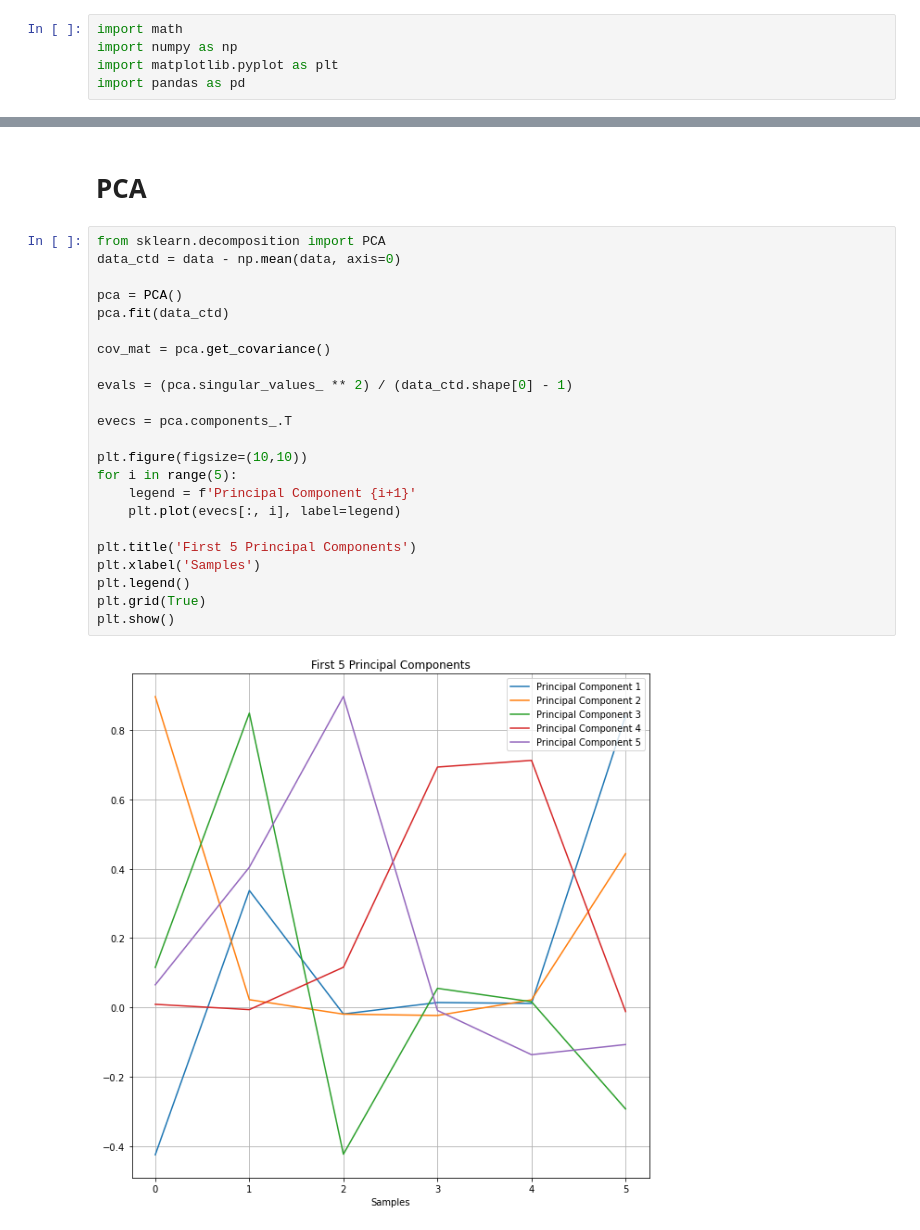
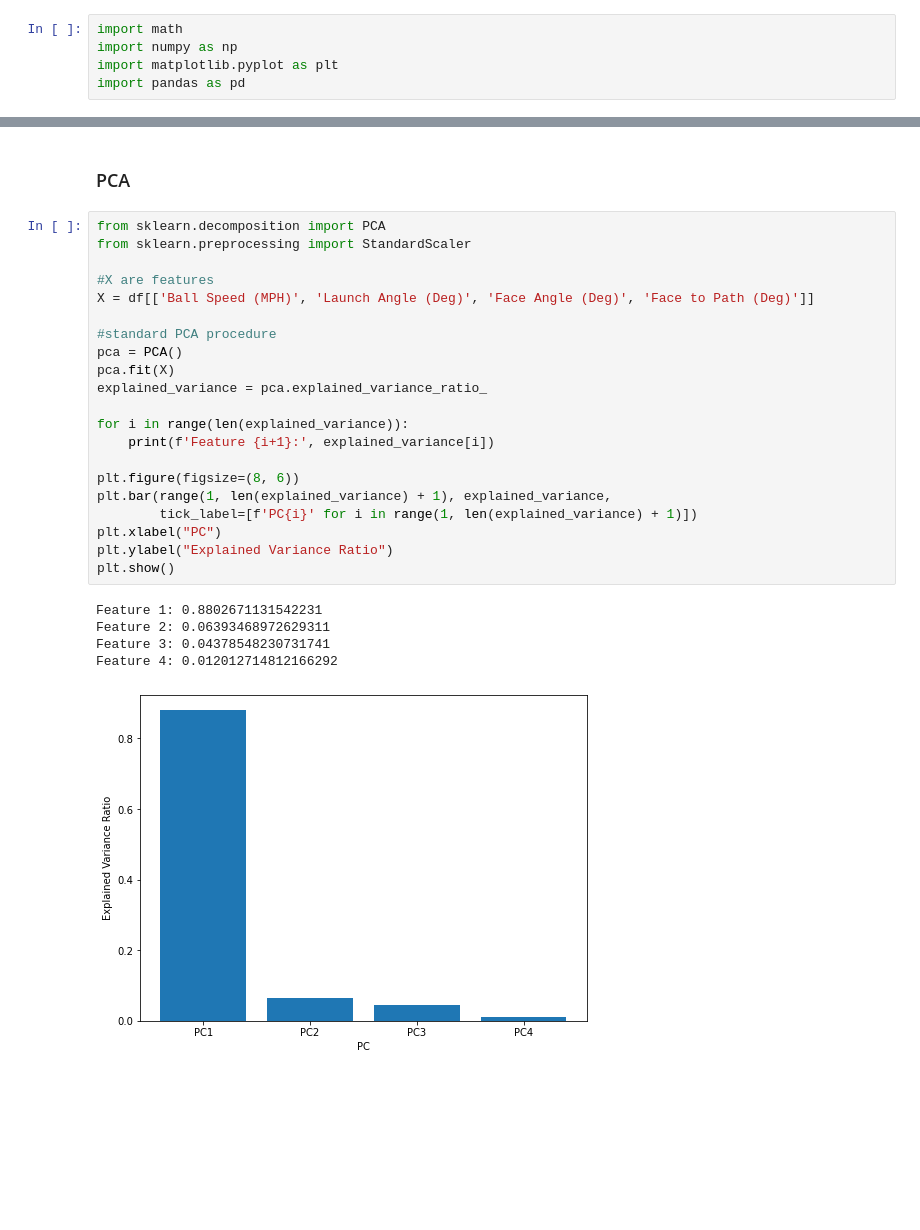
Before and after one commit to ericaking1/golfanalytics, a Jupyter notebook: golfanalytics.ipynb, the cells around one changed output, grey strips where cells are left out. Saved outputs shown, nothing was run; the diff lists cells and outputs as text; blank space fills up the shorter version.

```diff
--- a/golfanalytics.ipynb
+++ b/golfanalytics.ipynb
@@ -184,28 +110,30 @@ for i in range(num_rows):
 # %% [markdown]
-# **PCA**
+### PCA
-# %%
-from sklearn.decomposition import PCA
-data_ctd = data - np.mean(data, axis=0)
-
-pca = PCA()
-pca.fit(data_ctd)
-
-cov_mat = pca.get_covariance()
-
-evals = (pca.singular_values_ ** 2) / (data_ctd.shape[0] - 1)
-
-evecs = pca.components_.T
-
-plt.figure(figsize=(10,10))
-for i in range(5):
-    legend = f'Principal Component {i+1}'
-    plt.plot(evecs[:, i], label=legend)
-
-plt.title('First 5 Principal Components')
-plt.xlabel('Samples')
-plt.legend()
-plt.grid(True)
-plt.show()
-# %% [output]
-[figure, removed]
+# %%
+from sklearn.decomposition import PCA
+from sklearn.preprocessing import StandardScaler
+
+#X are features
+X = df[['Ball Speed (MPH)', 'Launch Angle (Deg)', 'Face Angle (Deg)', 'Face to Path (Deg)']]
+
+#standard PCA procedure
+pca = PCA()
+pca.fit(X)
+explained_variance = pca.explained_variance_ratio_
+
+for i in range(len(explained_variance)):
+    print(f'Feature {i+1}:', explained_variance[i])
+
+plt.figure(figsize=(8, 6))
+plt.bar(range(1, len(explained_variance) + 1), explained_variance,
+        tick_label=[f'PC{i}' for i in range(1, len(explained_variance) + 1)])
+plt.xlabel("PC")
+plt.ylabel("Explained Variance Ratio")
+plt.show()
+# %% [output]
+Feature 1: 0.8802671131542231
+Feature 2: 0.06393468972629311
+Feature 3: 0.04378548230731741
+Feature 4: 0.012012714812166292
+[figure, added]
 # %% [markdown]
```
Also changed, not shown: parts of 17 cells of this notebook.
